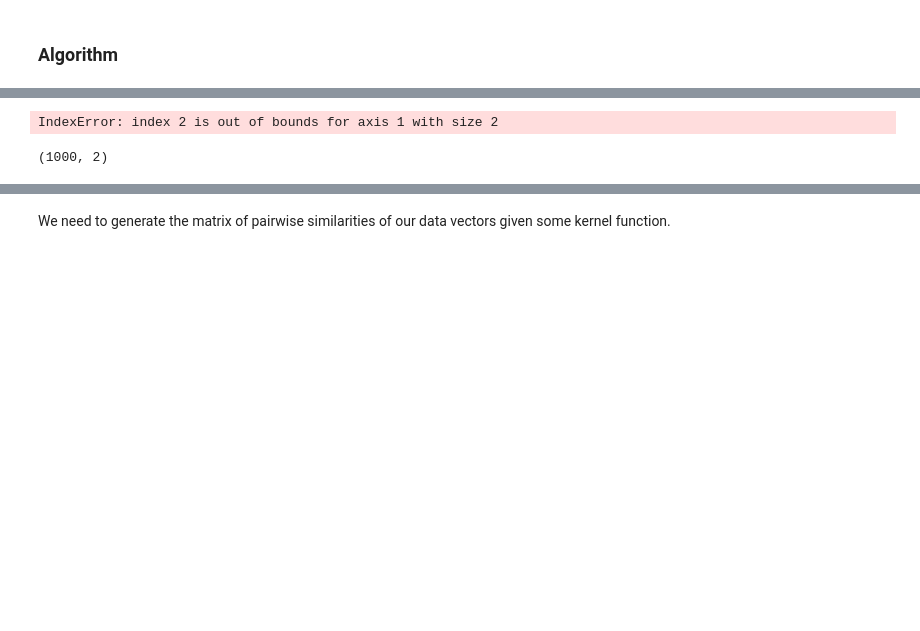
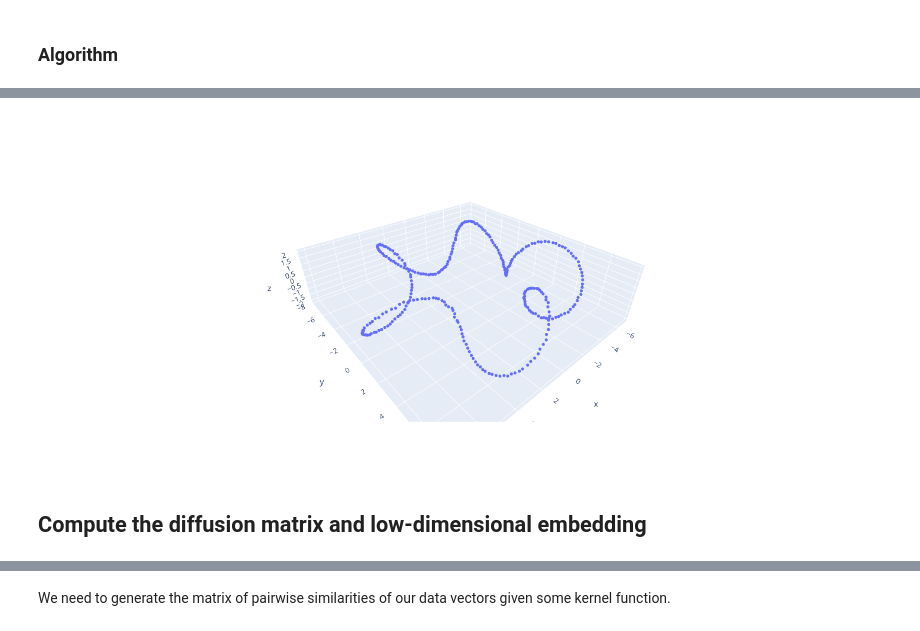
Before and after one commit to mfagan12/DiffusionMaps, a Jupyter notebook: notebooks/dev.ipynb, the cells around one changed output, grey strips where cells are left out. Cells and saved outputs as stored; diff of their text form; code cells hidden in the pictures; blank space fills up the shorter version.

```diff
--- a/notebooks/dev.ipynb
+++ b/notebooks/dev.ipynb
@@ -53 +52,7 @@ fig.show(renderer='iframe')
+# %%
+visualize_3d_data(X.T)
+# %% [output]
+[figure, added]
+# %% [markdown]
+## Compute the diffusion matrix and low-dimensional embedding
 # %%
@@ -57,11 +61,0 @@ E = diffusion_embedding(D, k=2, t=1)
-# %%
-eig_number = 2
-fig = px.scatter(x = range(len(E[:,eig_number])),
-                 y = E[:,eig_number])
-fig.show(renderer='iframe')
-# %% [output]
-IndexError: index 2 is out of bounds for axis 1 with size 2
-# %%
-E.shape
-# %% [output]
-(1000, 2)
```
Also changed, not shown: parts of 21 cells of this notebook, 3 other files.
